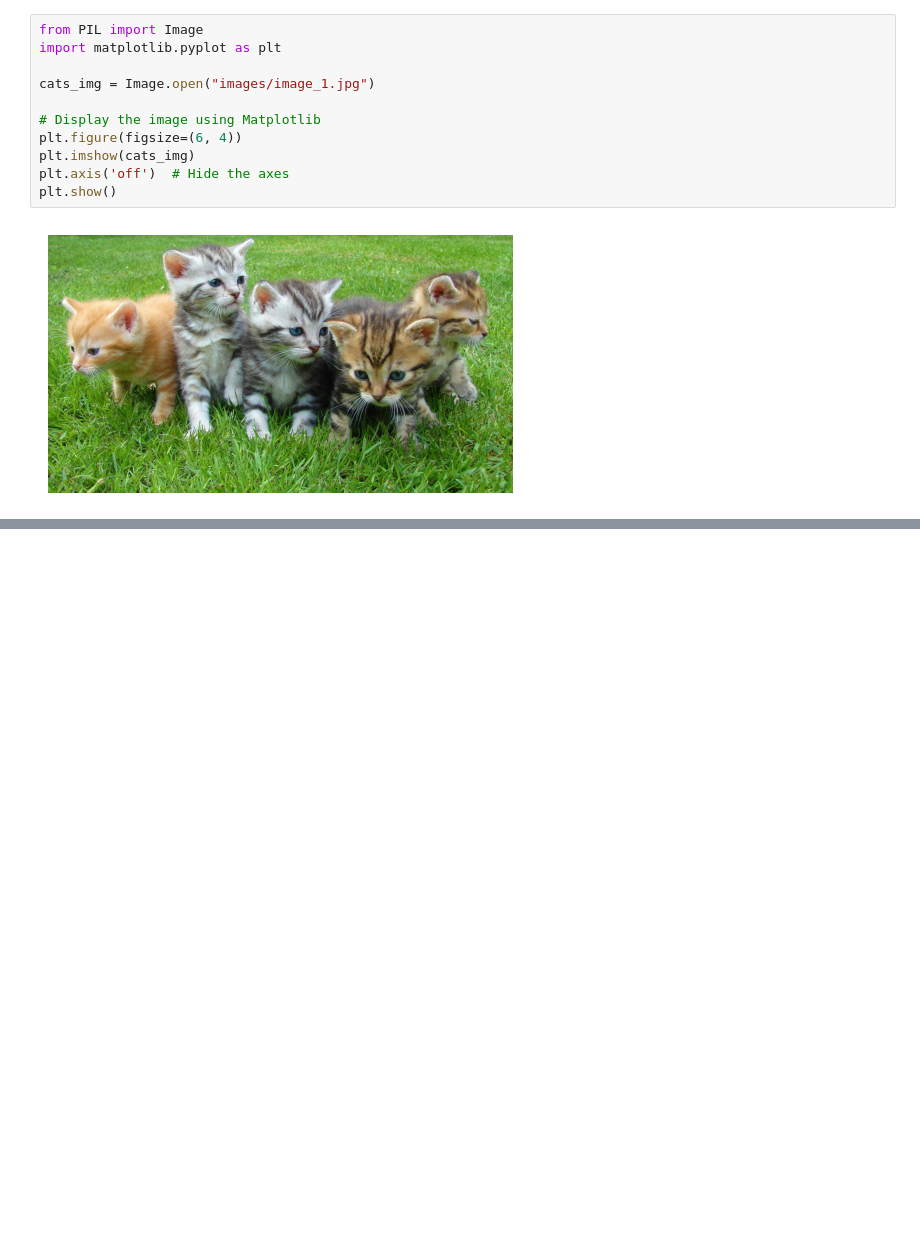
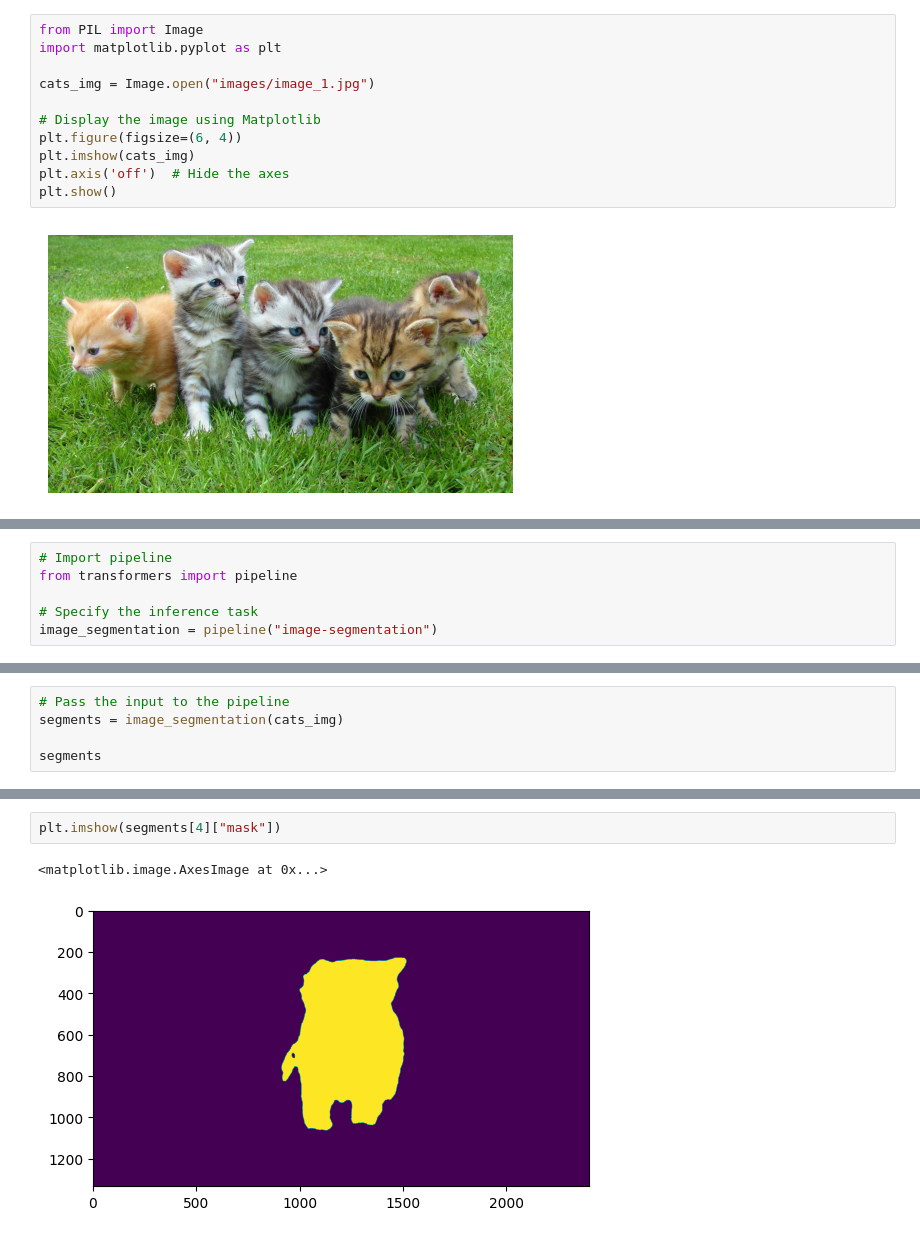
Before and after one commit to venkateshpabbati/Generative-AI-Scratch-2-Advance-By-ThatAIGuy, a Jupyter notebook: 5. HuggingFace Walkthrough/1. Introduction to HuggingFace/intro_to_huggingface.ipynb, the cells around one changed output, grey strips where cells are left out. Drawn from its saved outputs; the diff is of its cells as text; blank space fills up the shorter version.

```diff
--- a/5. HuggingFace Walkthrough/1. Introduction to HuggingFace/intro_to_huggingface.ipynb
+++ b/5. HuggingFace Walkthrough/1. Introduction to HuggingFace/intro_to_huggingface.ipynb
@@ -477,0 +589,6 @@ plt.show()
+# %%
+# Import pipeline
+from transformers import pipeline
+
+# Specify the inference task
+image_segmentation = pipeline("image-segmentation")
@@ -477,0 +602,5 @@ plt.show()
+# %%
+# Pass the input to the pipeline
+segments = image_segmentation(cats_img)
+
+segments
@@ -477,0 +624,5 @@ plt.show()
+# %%
+plt.imshow(segments[4]["mask"])
+# %% [output]
+<matplotlib.image.AxesImage at 0x...>
+[figure, added]
```
Also changed, not shown: parts of 11 cells of this notebook.
